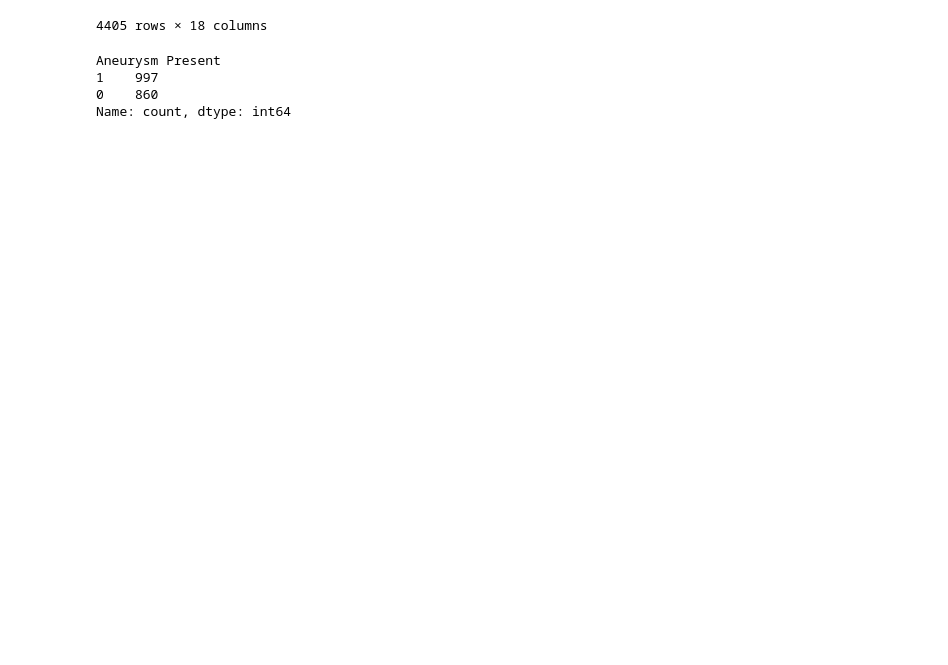
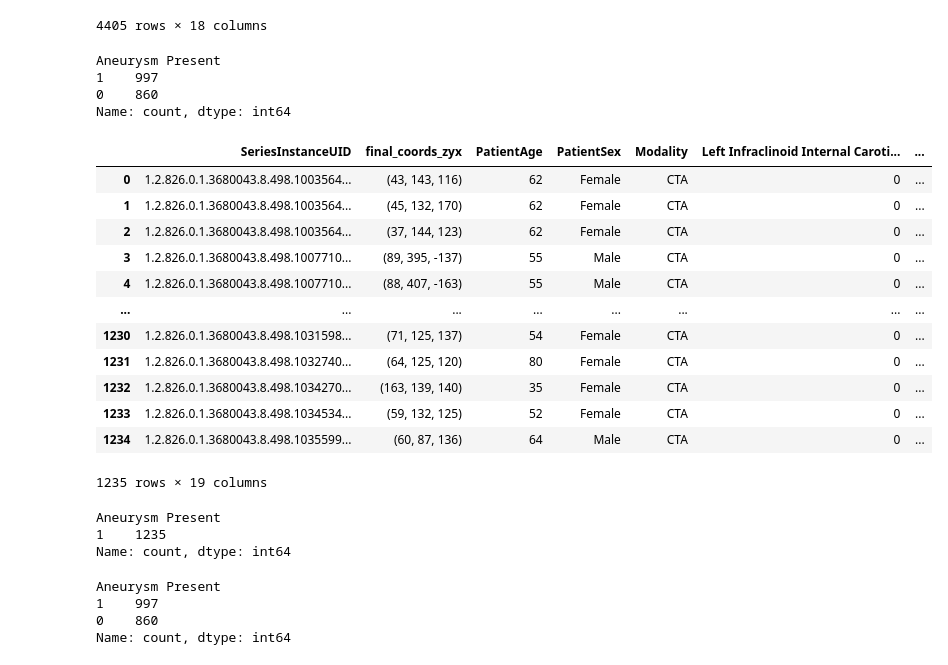
Before and after one commit to BhaveshSolanki32/Aneurysm_detection, a Jupyter notebook: train_data.ipynb, the cells around one changed output. Cells and saved outputs as stored; diff of their text form; code cells hidden in the pictures; blank space fills up the shorter version.

```diff
--- a/train_data.ipynb
+++ b/train_data.ipynb
@@ -310,3 +310,33 @@ Aneurysm Present
 1    997
 0    860
 Name: count, dtype: int64
+# %%
+master_df = pd.merge(df_all_localization,df_train , how='left', on='SeriesInstanceUID')
+master_df
+# %% [output]
+|  | SeriesInstanceUID | final_coords_zyx | PatientAge | PatientSex | Modality | Left Infraclinoid Internal Caroti... | ... |
+| 0 | 1.2.826.0.1.3680043.8.498.1003564... | (43, 143, 116) | 62 | Female | CTA | 0 | ... |
+| 1 | 1.2.826.0.1.3680043.8.498.1003564... | (45, 132, 170) | 62 | Female | CTA | 0 | ... |
+| 2 | 1.2.826.0.1.3680043.8.498.1003564... | (37, 144, 123) | 62 | Female | CTA | 0 | ... |
+| 3 | 1.2.826.0.1.3680043.8.498.1007710... | (89, 395, -137) | 55 | Male | CTA | 0 | ... |
+| 4 | 1.2.826.0.1.3680043.8.498.1007710... | (88, 407, -163) | 55 | Male | CTA | 0 | ... |
+| ... | ... | ... | ... | ... | ... | ... | ... |
+| 1230 | 1.2.826.0.1.3680043.8.498.1031598... | (71, 125, 137) | 54 | Female | CTA | 0 | ... |
+| 1231 | 1.2.826.0.1.3680043.8.498.1032740... | (64, 125, 120) | 80 | Female | CTA | 0 | ... |
+| 1232 | 1.2.826.0.1.3680043.8.498.1034270... | (163, 139, 140) | 35 | Female | CTA | 0 | ... |
+| 1233 | 1.2.826.0.1.3680043.8.498.1034534... | (59, 132, 125) | 52 | Female | CTA | 0 | ... |
+| 1234 | 1.2.826.0.1.3680043.8.498.1035599... | (60, 87, 136) | 64 | Male | CTA | 0 | ... |
+1235 rows × 19 columns
+# %%
+master_df['Aneurysm Present'].value_counts()
+# %% [output]
+Aneurysm Present
+1    1235
+Name: count, dtype: int64
+# %%
+df_train[df_train['Modality']=='CTA']['Aneurysm Present'].value_counts()
+# %% [output]
+Aneurysm Present
+1    997
+0    860
+Name: count, dtype: int64
```
Also changed, not shown: parts of 10 cells of this notebook, 7 other files.
